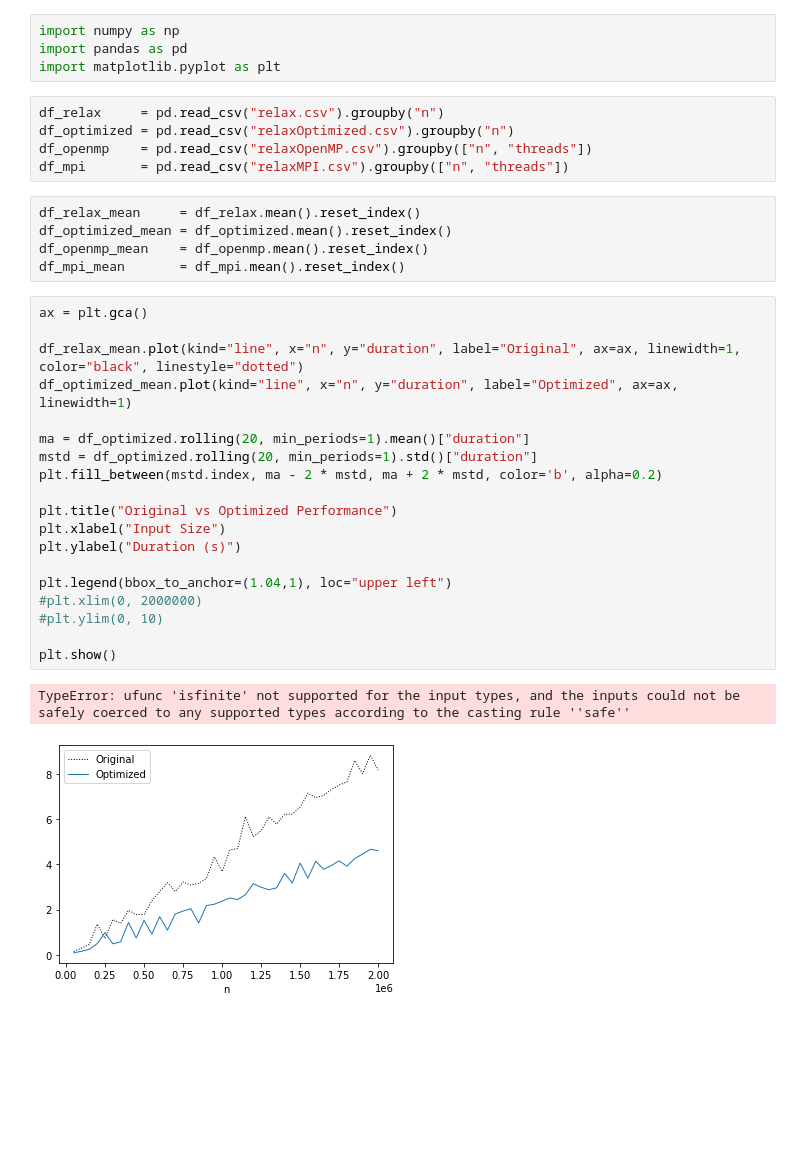
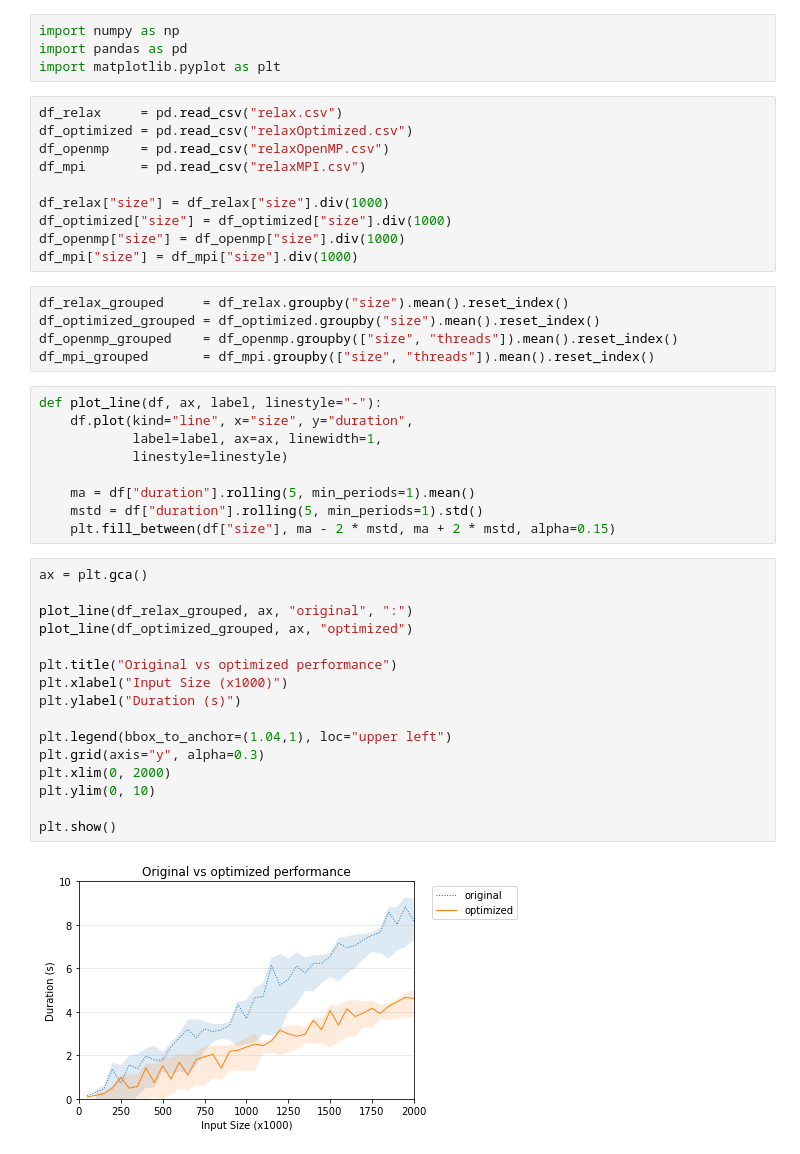
Before and after one commit to JordyAaldering/Parallel-Computing, a Jupyter notebook: evaluation/evaluation.ipynb, the cells around one changed output. Saved outputs shown, nothing was run; the diff lists cells and outputs as text; blank space fills up the shorter version.

Commit message:
Basic evaluation plotting

```diff
--- a/evaluation/evaluation.ipynb
+++ b/evaluation/evaluation.ipynb
@@ -3,34 +3,44 @@ import numpy as np
 import pandas as pd
 import matplotlib.pyplot as plt
 # %%
-df_relax     = pd.read_csv("relax.csv").groupby("n")
-df_optimized = pd.read_csv("relaxOptimized.csv").groupby("n")
-df_openmp    = pd.read_csv("relaxOpenMP.csv").groupby(["n", "threads"])
-df_mpi       = pd.read_csv("relaxMPI.csv").groupby(["n", "threads"])
+df_relax     = pd.read_csv("relax.csv")
+df_optimized = pd.read_csv("relaxOptimized.csv")
+df_openmp    = pd.read_csv("relaxOpenMP.csv")
+df_mpi       = pd.read_csv("relaxMPI.csv")
+
+df_relax["size"] = df_relax["size"].div(1000)
+df_optimized["size"] = df_optimized["size"].div(1000)
+df_openmp["size"] = df_openmp["size"].div(1000)
+df_mpi["size"] = df_mpi["size"].div(1000)
 # %%
-df_relax_mean     = df_relax.mean().reset_index()
-df_optimized_mean = df_optimized.mean().reset_index()
-df_openmp_mean    = df_openmp.mean().reset_index()
-df_mpi_mean       = df_mpi.mean().reset_index()
+df_relax_grouped     = df_relax.groupby("size").mean().reset_index()
+df_optimized_grouped = df_optimized.groupby("size").mean().reset_index()
+df_openmp_grouped    = df_openmp.groupby(["size", "threads"]).mean().reset_index()
+df_mpi_grouped       = df_mpi.groupby(["size", "threads"]).mean().reset_index()
+# %%
+def plot_line(df, ax, label, linestyle="-"):
+    df.plot(kind="line", x="size", y="duration",
+            label=label, ax=ax, linewidth=1,
+            linestyle=linestyle)
+
+    ma = df["duration"].rolling(5, min_periods=1).mean()
+    mstd = df["duration"].rolling(5, min_periods=1).std()
+    plt.fill_between(df["size"], ma - 2 * mstd, ma + 2 * mstd, alpha=0.15)
 # %%
 ax = plt.gca()
 
-df_relax_mean.plot(kind="line", x="n", y="duration", label="Original", ax=ax, linewidth=1, color="black", linestyle="dotted")
-df_optimized_mean.plot(kind="line", x="n", y="duration", label="Optimized", ax=ax, linewidth=1)
+plot_line(df_relax_grouped, ax, "original", ":")
+plot_line(df_optimized_grouped, ax, "optimized")
 
-ma = df_optimized.rolling(20, min_periods=1).mean()["duration"]
-mstd = df_optimized.rolling(20, min_periods=1).std()["duration"]
-plt.fill_between(mstd.index, ma - 2 * mstd, ma + 2 * mstd, color='b', alpha=0.2)
-
-plt.title("Original vs Optimized Performance")
-plt.xlabel("Input Size")
+plt.title("Original vs optimized performance")
+plt.xlabel("Input Size (x1000)")
 plt.ylabel("Duration (s)")
 
 plt.legend(bbox_to_anchor=(1.04,1), loc="upper left")
-#plt.xlim(0, 2000000)
-#plt.ylim(0, 10)
+plt.grid(axis="y", alpha=0.3)
+plt.xlim(0, 2000)
+plt.ylim(0, 10)
 
 plt.show()
 # %% [output]
-TypeError: ufunc 'isfinite' not supported for the input types, and the inputs could not be safely coerced to any supported types according to the casting rule ''safe''
-[figure, old version]
+[figure, new version]
```
Also changed, not shown: parts of 3 cells of this notebook, 1 other file.
